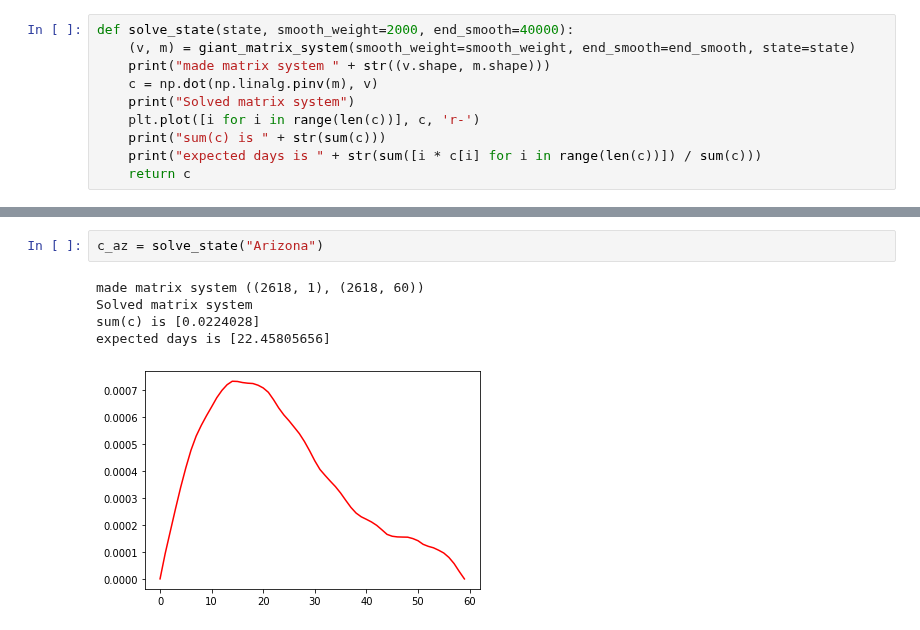
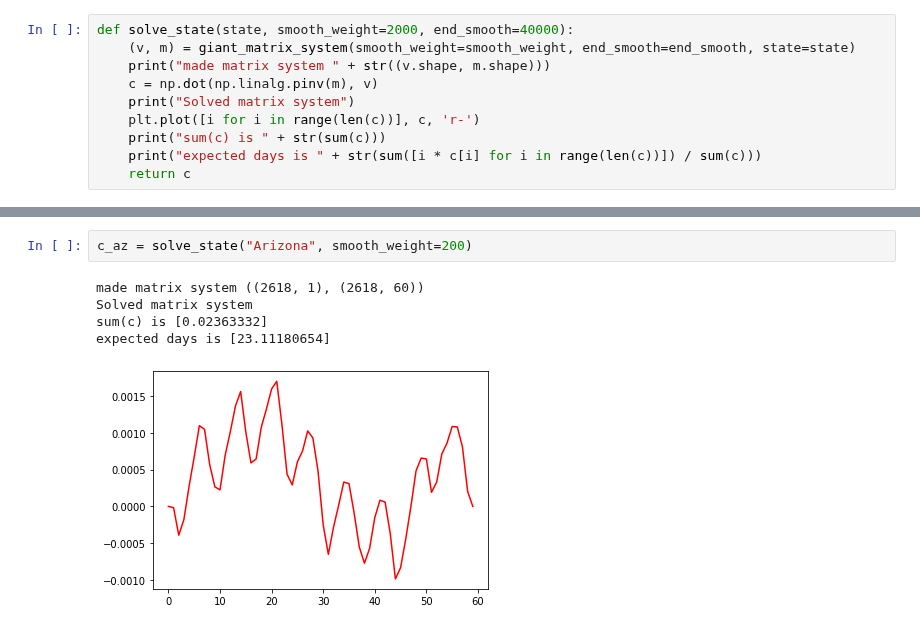
Before and after one commit to mds2/covid-jupyter-mds2, a Jupyter notebook: death convolutions.ipynb, the cells around one changed output, grey strips where cells are left out. Drawn from its saved outputs; the diff is of its cells as text.

```diff
--- a/death convolutions.ipynb
+++ b/death convolutions.ipynb
@@ -237,8 +315,8 @@ expected days is [26.62699233]
 # %%
-c_az = solve_state("Arizona")
+c_az = solve_state("Arizona", smooth_weight=200)
 # %% [output]
 made matrix system ((2618, 1), (2618, 60))
 Solved matrix system
-sum(c) is [0.0224028]
-expected days is [22.45805656]
+sum(c) is [0.02363332]
+expected days is [23.11180654]
-[figure, old version]
+[figure, new version]
```
Also changed, not shown: parts of 21 cells of this notebook, 1 other file.
